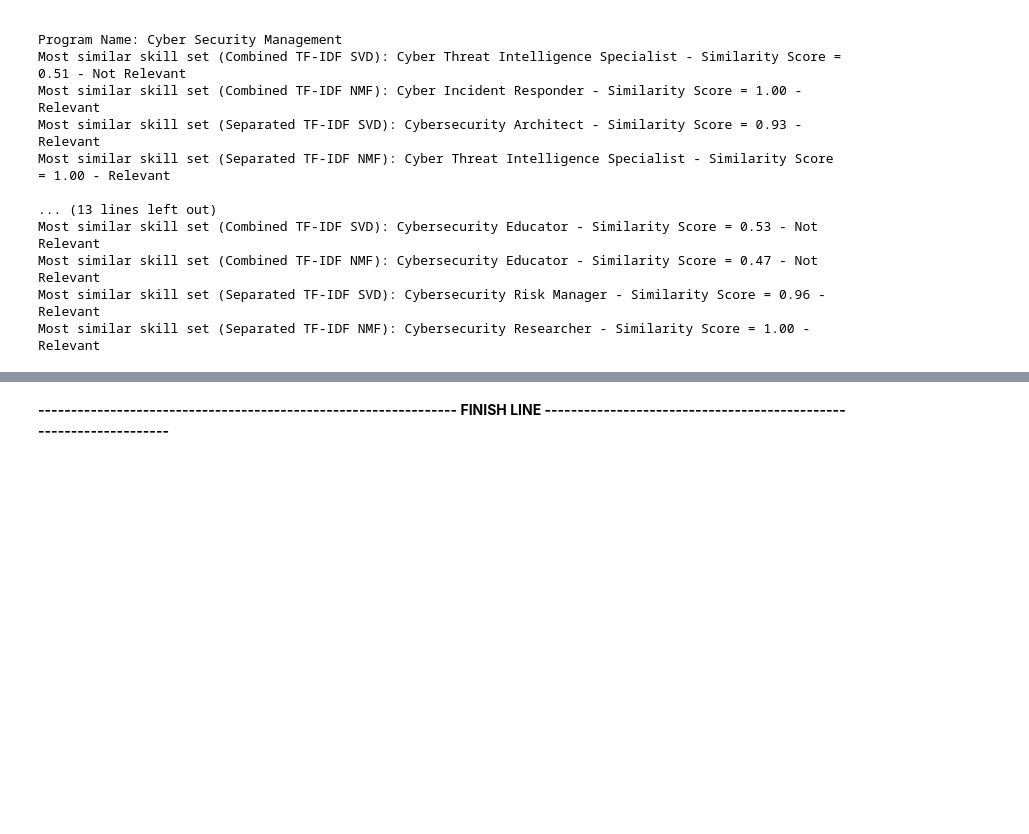
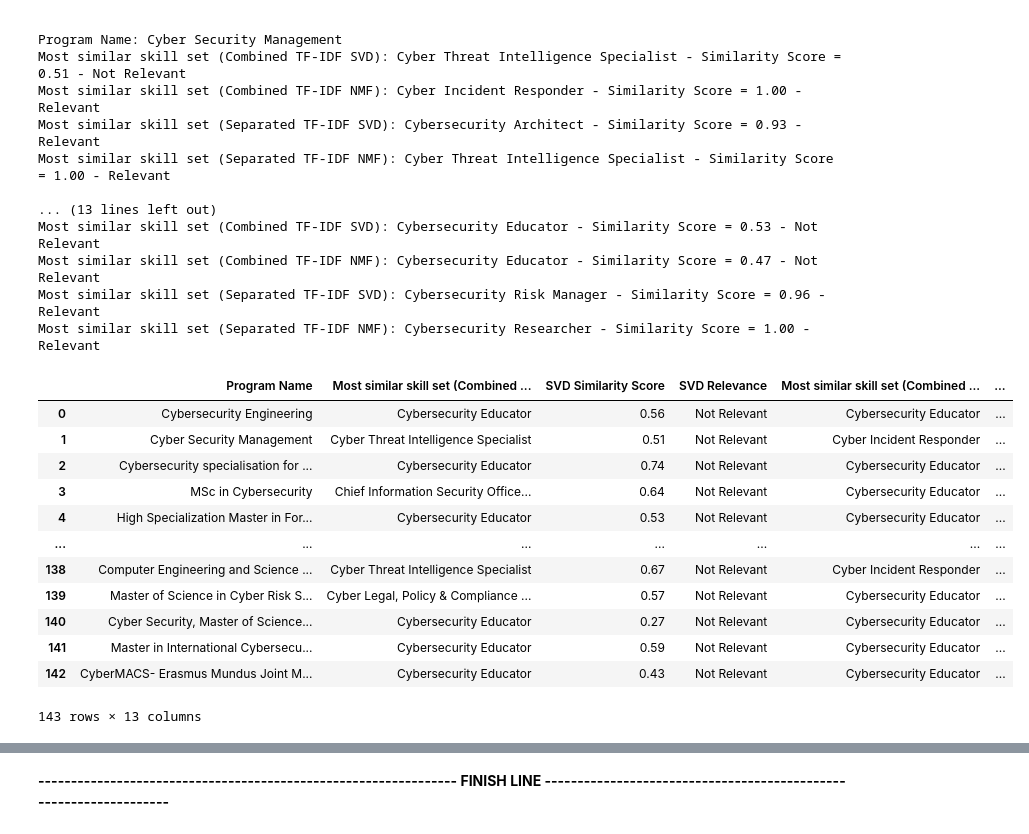
Before and after one commit to enzeeeh/ds-project, a Jupyter notebook: ds-lab1/Text_Mining_Analysis_DS_LAB1_Topic.ipynb, the cells around one changed output, grey strips where cells are left out. Saved outputs shown, nothing was run; the diff lists cells and outputs as text; code cells hidden in the pictures; blank space fills up the shorter version.

Commit message:
- update dataframe of the result perfomance metric

```diff
--- a/ds-lab1/Text_Mining_Analysis_DS_LAB1_Topic.ipynb
+++ b/ds-lab1/Text_Mining_Analysis_DS_LAB1_Topic.ipynb
@@ -1179,33 +1179,48 @@ output = []
 
 # Collect the data
 for i, program in enumerate(study_program_cleaned['study_program_name']):
     svd_score = similarity_matrix_svd[i, most_similar_skills_svd[i]]
     nmf_score = similarity_matrix_nmf[i, most_similar_skills_nmf[i]]
     svd_score_sp = similarity_matrix_svd_separate[i, most_similar_skills_svd_separated[i]]
     nmf_score_sp = similarity_matrix_nmf_separate[i, most_similar_skills_nmf_separated[i]]
 
     svd_relevance = "Relevant" if svd_score >= threshold else "Not Relevant"
     nmf_relevance = "Relevant" if nmf_score >= threshold else "Not Relevant"
     svd_relevance_sp = "Relevant" if svd_score_sp >= threshold else "Not Relevant"
     nmf_relevance_sp = "Relevant" if nmf_score_sp >= threshold else "Not Relevant"
 
     output.append([
         program,
         skillset_cleaned['profile_title'][most_similar_skills_svd[i]], f"{svd_score:.2f}", svd_relevance,
         skillset_cleaned['profile_title'][most_similar_skills_nmf[i]], f"{nmf_score:.2f}", nmf_relevance,
         skillset_cleaned['profile_title'][most_similar_skills_svd_separated[i]], f"{svd_score_sp:.2f}", svd_relevance_sp,
         skillset_cleaned['profile_title'][most_similar_skills_nmf_separated[i]], f"{nmf_score_sp:.2f}", nmf_relevance_sp
     ])
 
 # Create a DataFrame
 columns = [
     'Program Name',
     'Most similar skill set (Combined TF-IDF SVD)', 'SVD Similarity Score', 'SVD Relevance',
     'Most similar skill set (Combined TF-IDF NMF)', 'NMF Similarity Score', 'NMF Relevance',
     'Most similar skill set (Separated TF-IDF SVD)', 'SVD Separated Similarity Score', 'SVD Separated Relevance',
     'Most similar skill set (Separated TF-IDF NMF)', 'NMF Separated Similarity Score', 'NMF Separated Relevance'
 ]
 df_output = pd.DataFrame(output, columns=columns)
+df_output
+# %% [output]
+|  | Program Name | Most similar skill set (Combined ... | SVD Similarity Score | SVD Relevance | Most similar skill set (Combined ... | ... |
+| 0 | Cybersecurity Engineering | Cybersecurity Educator | 0.56 | Not Relevant | Cybersecurity Educator | ... |
+| 1 | Cyber Security Management | Cyber Threat Intelligence Specialist | 0.51 | Not Relevant | Cyber Incident Responder | ... |
+| 2 | Cybersecurity specialisation for ... | Cybersecurity Educator | 0.74 | Not Relevant | Cybersecurity Educator | ... |
+| 3 | MSc in Cybersecurity | Chief Information Security Office... | 0.64 | Not Relevant | Cybersecurity Educator | ... |
+| 4 | High Specialization Master in For... | Cybersecurity Educator | 0.53 | Not Relevant | Cybersecurity Educator | ... |
+| ... | ... | ... | ... | ... | ... | ... |
+| 138 | Computer Engineering and Science ... | Cyber Threat Intelligence Specialist | 0.67 | Not Relevant | Cyber Incident Responder | ... |
+| 139 | Master of Science in Cyber Risk S... | Cyber Legal, Policy & Compliance ... | 0.57 | Not Relevant | Cybersecurity Educator | ... |
+| 140 | Cyber Security, Master of Science... | Cybersecurity Educator | 0.27 | Not Relevant | Cybersecurity Educator | ... |
+| 141 | Master in International Cybersecu... | Cybersecurity Educator | 0.59 | Not Relevant | Cybersecurity Educator | ... |
+| 142 | CyberMACS- Erasmus Mundus Joint M... | Cybersecurity Educator | 0.43 | Not Relevant | Cybersecurity Educator | ... |
+143 rows × 13 columns
 # %%
 import plotly.graph_objects as go
 
```
